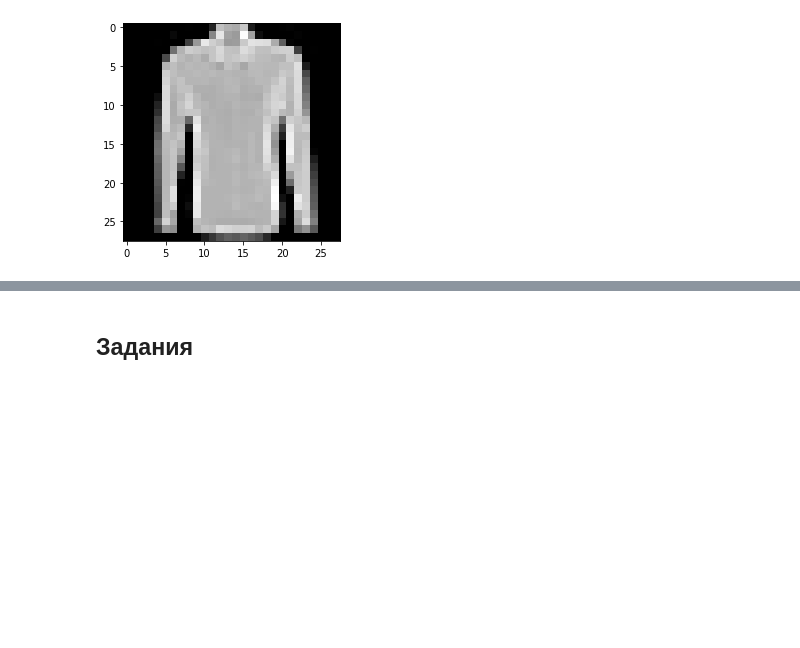
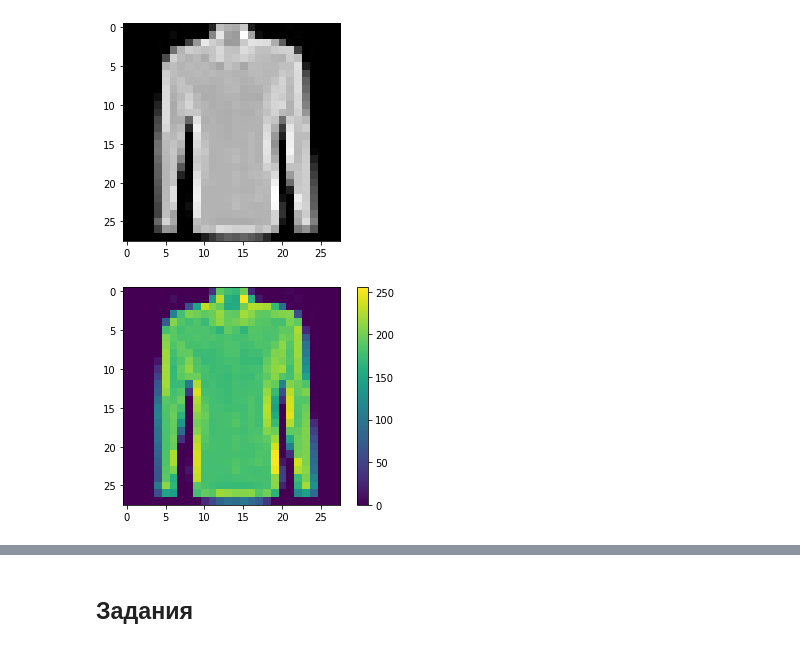
Before and after one commit to alinaalborova/nlp_course, a Jupyter notebook: Lab2_v2.ipynb, the cells around one changed output, grey strips where cells are left out. Cells and saved outputs as stored; diff of their text form; code cells hidden in the pictures; blank space fills up the shorter version.

```diff
--- a/Lab2_v2.ipynb
+++ b/Lab2_v2.ipynb
@@ -88,3 +81,11 @@ plt.imshow(some_pic.reshape((28, 28)), cmap='gray')
 plt.show()
 # %% [output]
 [figure]
+# %%
+plt.figure()
+plt.imshow(some_pic.reshape(28,28))
+plt.colorbar()
+plt.grid(False)
+plt.show()
+# %% [output]
+[figure, added]
```
Also changed, not shown: parts of 47 cells of this notebook.
